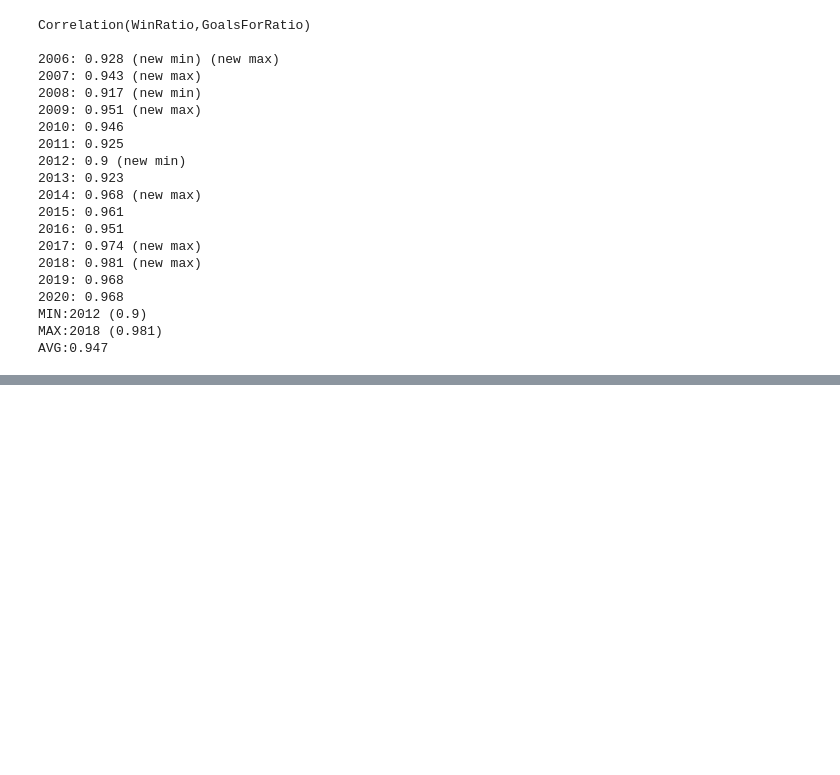
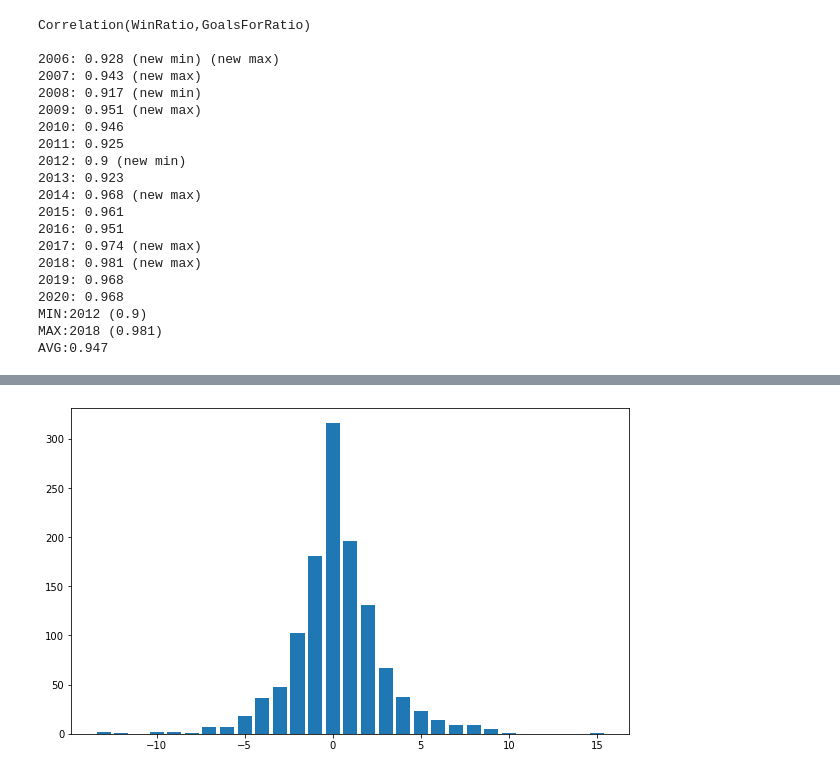
Before and after one commit to conner-mcnicholas/jupyter_notebooks, a Jupyter notebook: ScoreRatio vs WinRatio Correlation - NHL.ipynb, the cells around one changed output, grey strips where cells are left out. Saved outputs shown, nothing was run; the diff lists cells and outputs as text; code cells hidden in the pictures; blank space fills up the shorter version.

```diff
--- a/ScoreRatio vs WinRatio Correlation - NHL.ipynb
+++ b/ScoreRatio vs WinRatio Correlation - NHL.ipynb
@@ -115,18 +111,26 @@ statd = {}
 
 for i,team in enumerate(teams[0:len(teams)]):
     G = team.games_played
-    WinPct = round(100*(team.wins+(.5*team.overtime_losses))/G,3)
+    WinPct = round(100*.5*team.points/G,3)
     GF = team.goals_for
     GA = int(getGa(team.abbreviation,year))
+    if year >= 2000:
+        T = G-(team.wins+team.losses+team.overtime_losses)
+        OTL = team.overtime_losses
+    else:
+        T = G-(team.wins+team.losses)
+        OTL = 0
     statd[i] = {'Team' : team.name,
                 'W' : team.wins,
+                'T' : T,
+                'OTL' : OTL,
                 'L' : team.losses,
-                'OTL' : team.overtime_losses,
                 'G' : G,
                 'WinPct' : WinPct,
                 'GF' : GF,
                 'GA' : GA,
                 'GD' : GF-GA,
+                'GfrPct' : round(100*GF/(GF+GA),3),
                 'GD_per' : round((GF-GA)/G,2)}
 
 df = pd.DataFrame(statd)
@@ -148,7 +152,7 @@ seq = sorted(x,reverse=True)
 index = [seq.index(v) for v in x]
 df['Idel'] =  index
 
-df = df[['Team','W','L','G','GF','GA','WinPct','GD','GD_per','GfrPct','Iwin','Igfp','Delta','Idel']]
+df = df[['Team','W','T','OTL','L','G','GF','GA','WinPct','GD','GD_per','GfrPct','Iwin','Igfp','Delta','Idel']]
 df = df.sort_values(['WinPct'],ascending = (False))
 df['WINvs50'] = df['WinPct']-50
 df_mdian = df.loc[abs(df['GD']) == min(abs((df['GD'])))]
@@ -180,23 +184,30 @@ print(df_ext.to_string(index=False))
 '''
 # %%
-year=2012
+year=1970
 teams = list(Teams(year))
 statd = {}
 
 for i,team in enumerate(teams[0:len(teams)]):
     G = team.games_played
-    WinPct = round(100*(team.wins+(.5*team.overtime_losses))/G,3)
+    WinPct = round(100*.5*team.points/G,3)
     GF = team.goals_for
     GA = int(getGa(team.abbreviation,year))
+    if year >= 2000:
+        T = G-(team.wins+team.losses+team.overtime_losses)
+        OTL = team.overtime_losses
+    else:
+        T = G-(team.wins+team.losses)
+        OTL = 0
     statd[i] = {'Team' : team.name,
                 'W' : team.wins,
+                'T' : T,
+                'OTL' : OTL,
                 'L' : team.losses,
-                'OTL' : team.overtime_losses,
                 'G' : G,
                 'WinPct' : WinPct,
                 'GF' : GF,
                 'GA' : GA,
-                'GD' : GF-GA,
+                'GfrPct' : round(100*GF/(GF+GA),3),
                 'GD_per' : round((GF-GA)/G,2)}
 
 df = pd.DataFrame(statd)
@@ -207,10 +218,10 @@ seq = sorted(x,reverse=True)
 index = [seq.index(v) for v in x]
 df['Iwin'] =  index
 
-x = list(df['GD'])
+x = list(df['GfrPct'])
 seq = sorted(x,reverse=True)
 index = [seq.index(v) for v in x]
-df['Igd'] =  index
+df['Igfp'] =  index
 
 df['Delta'] = df['Igfp']-df['Iwin']
 x = list(df['Delta'])
@@ -218,7 +229,7 @@ seq = sorted(x,reverse=True)
 index = [seq.index(v) for v in x]
 df['Idel'] =  index
 
-df = df[['Team','W','L','G','GF','GA','WinPct','GD_per','GfrPct','Iwin','Igfp','Delta','Idel']]
+df = df[['Team','W','T','OTL','L','G','GF','GA','WinPct','GD_per','GfrPct','Iwin','Igfp','Delta','Idel']]
 df = df.sort_values(['WinPct'],ascending = (False))
 print('%s NHL Season - Ranked by %% Games Won [>LosPct]' % year)
 with pd.option_context('display.max_rows',6):
@@ -230,7 +241,7 @@ with pd.option_context('display.max_rows',6):
     display(df)
 
 df = df.sort_values('Idel',ascending=True)
-print('\n%s NHLb Season - Ranked by Luck [<Delta (Igfp-Iwin)]' % year)
+print('\n%s NHL Season - Ranked by Luck [<Delta (Igfp-Iwin)]' % year)
 with pd.option_context('display.max_rows',6):
     display(df)
 # %% [output]
@@ -318,0 +386,9 @@ plt.show()
+# %%
+counter=collections.Counter(deltaList)
+dely = list(counter.values())
+delx = list(counter.keys())
+fig, ax = plt.subplots(figsize=(10, 6))
+ax.bar(delx,dely)
+plt.show()
+# %% [output]
+[figure, added]
```
Also changed, not shown: parts of 12 cells of this notebook, 3 other files.
